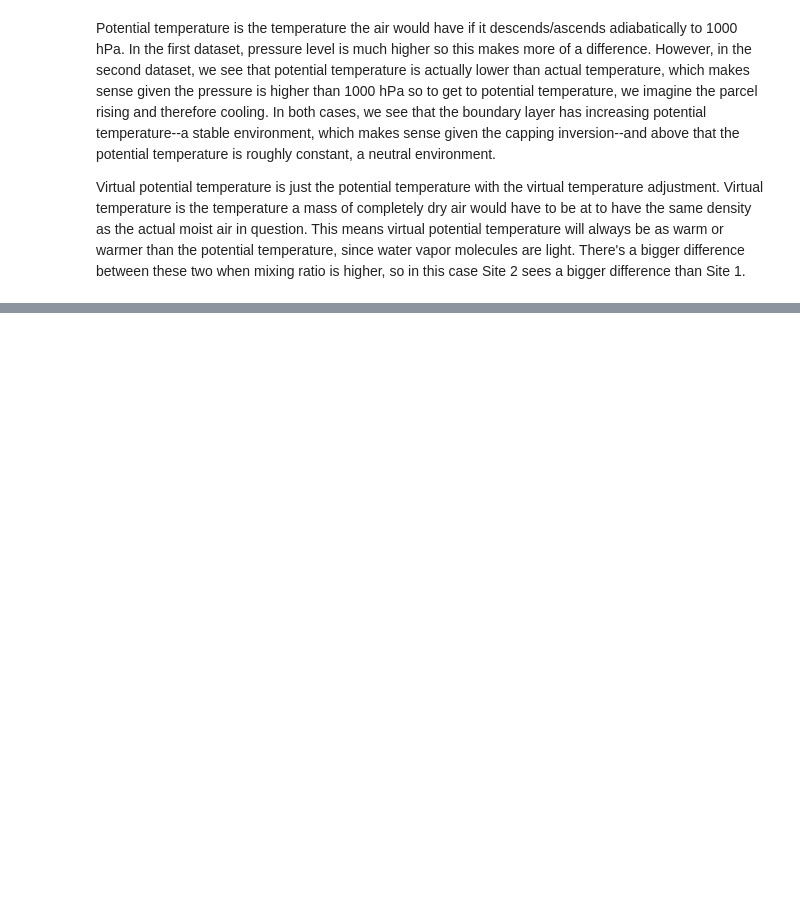
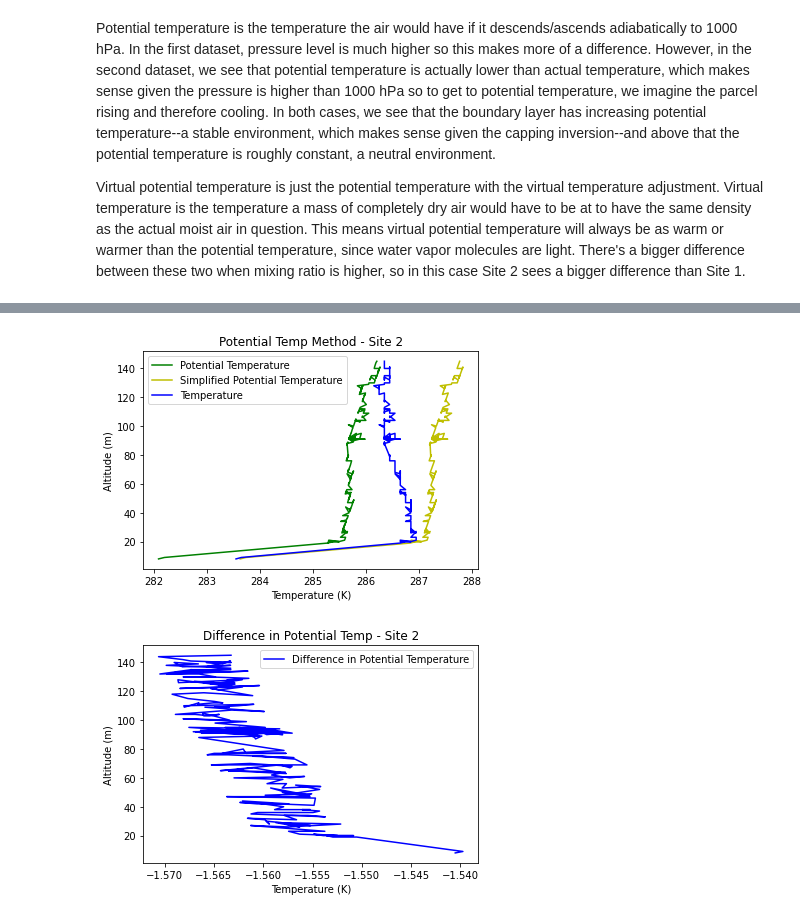
Before and after one commit to adair-kovac/TetheredBalloon-7710, a Jupyter notebook: notebooks/Homework #4.ipynb, the cells around one changed output, grey strips where cells are left out. Cells and saved outputs as stored; diff of their text form; code cells hidden in the pictures; blank space fills up the shorter version.

```diff
--- a/notebooks/Homework #4.ipynb
+++ b/notebooks/Homework #4.ipynb
@@ -51,15 +51,15 @@ Compare and discuss the potential temperature and virtual potential temperatures
     from model import temperature
     from visualization.visualize_temperatures import plot_temperatures
 
-    data = data_loader.get_site_1_data()
-    temperature.add_temp_columns(data)
-    plot_temperatures(data, "Site 1")
+    data_1 = data_loader.get_site_1_data()
+    temperature.add_temp_columns(data_1)
+    plot_temperatures(data_1, "Site 1")
 # %% [output]
 [figure]
 # %%
-    data = data_loader.get_site_2_data()
-    temperature.add_temp_columns(data)
-    plot_temperatures(data, "Site 2")
+    data_2 = data_loader.get_site_2_data()
+    temperature.add_temp_columns(data_2)
+    plot_temperatures(data_2, "Site 2")
 # %% [output]
 [figure]
 # %% [markdown]
@@ -68,0 +81,6 @@ Virtual potential temperature is just the potential temperature with the virtual
+# %%
+compare_potential_temp_methods(data_2, "Site 2")
+plot_potential_temp_diff(data_2, "Site 2")
+# %% [output]
+[figure, added]
+[figure, added]
```
Also changed, not shown: parts of 3 cells of this notebook, 2 other files.
